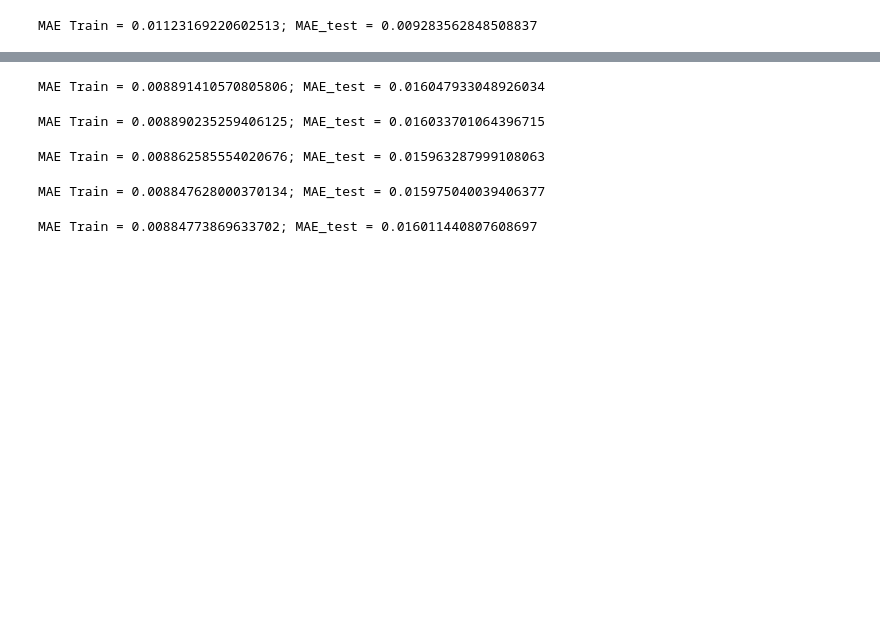
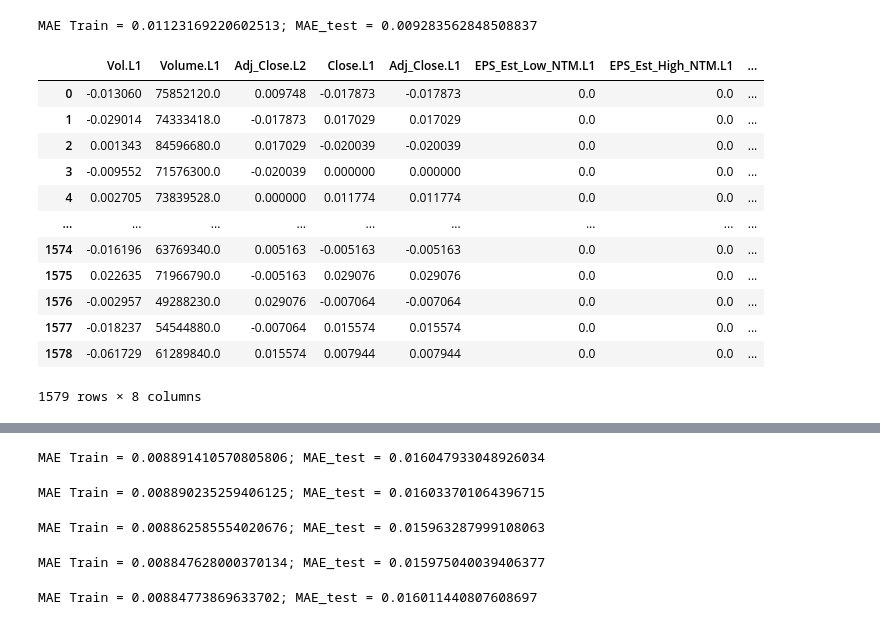
Before and after one commit to ToshaQE/Sun-2014, a Jupyter notebook: FRUFS.ipynb, the cells around one changed output, grey strips where cells are left out. Saved outputs shown, nothing was run; the diff lists cells and outputs as text; code cells hidden in the pictures; blank space fills up the shorter version.

```diff
--- a/FRUFS.ipynb
+++ b/FRUFS.ipynb
@@ -77,3 +99,19 @@ MAE Train = 0.01123169220602513; MAE_test = 0.009283562848508837
+# %%
+pruned_df
+# %% [output]
+|  | Vol.L1 | Volume.L1 | Adj_Close.L2 | Close.L1 | Adj_Close.L1 | EPS_Est_Low_NTM.L1 | EPS_Est_High_NTM.L1 | ... |
+| 0 | -0.013060 | 75852120.0 | 0.009748 | -0.017873 | -0.017873 | 0.0 | 0.0 | ... |
+| 1 | -0.029014 | 74333418.0 | -0.017873 | 0.017029 | 0.017029 | 0.0 | 0.0 | ... |
+| 2 | 0.001343 | 84596680.0 | 0.017029 | -0.020039 | -0.020039 | 0.0 | 0.0 | ... |
+| 3 | -0.009552 | 71576300.0 | -0.020039 | 0.000000 | 0.000000 | 0.0 | 0.0 | ... |
+| 4 | 0.002705 | 73839528.0 | 0.000000 | 0.011774 | 0.011774 | 0.0 | 0.0 | ... |
+| ... | ... | ... | ... | ... | ... | ... | ... | ... |
+| 1574 | -0.016196 | 63769340.0 | 0.005163 | -0.005163 | -0.005163 | 0.0 | 0.0 | ... |
+| 1575 | 0.022635 | 71966790.0 | -0.005163 | 0.029076 | 0.029076 | 0.0 | 0.0 | ... |
+| 1576 | -0.002957 | 49288230.0 | 0.029076 | -0.007064 | -0.007064 | 0.0 | 0.0 | ... |
+| 1577 | -0.018237 | 54544880.0 | -0.007064 | 0.015574 | 0.015574 | 0.0 | 0.0 | ... |
+| 1578 | -0.061729 | 61289840.0 | 0.015574 | 0.007944 | 0.007944 | 0.0 | 0.0 | ... |
+1579 rows × 8 columns
 # %%
 model_frufs_generated.feature_importance()
 # %% [output]
```
Also changed, not shown: parts of 2 cells of this notebook, 5 other files.
